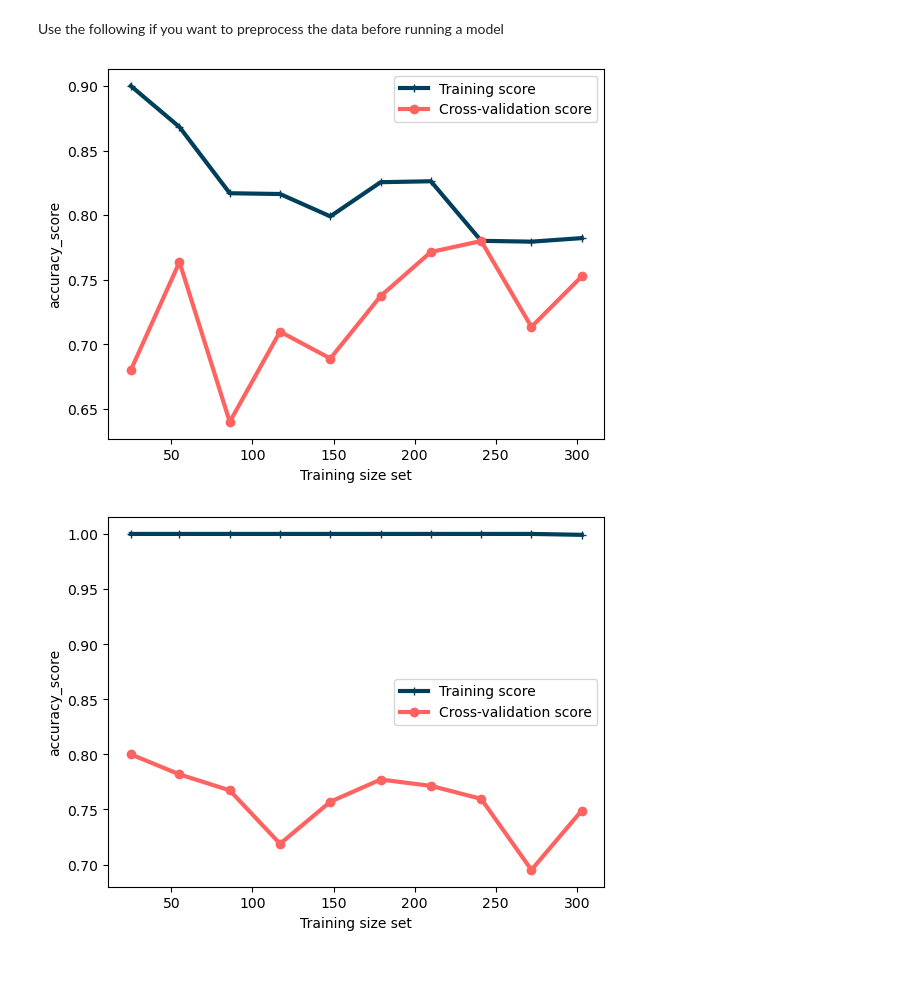
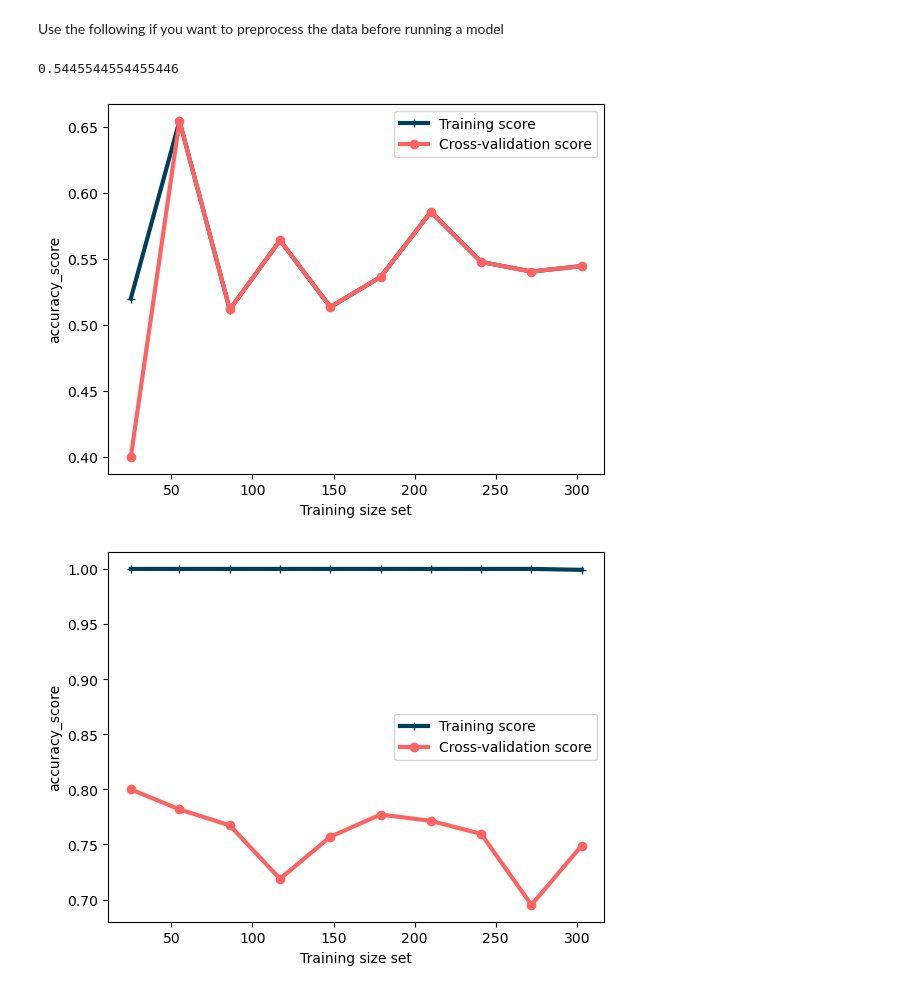
Before and after one commit to clarka34/12_machine_learning, a Jupyter notebook: ML3 - Implémentation Algo/ML3.1 - Algorithms Kit Eleve.ipynb, the cells around one changed output. Drawn from its saved outputs; the diff is of its cells as text; code cells hidden in the pictures.

```diff
--- a/ML3 - Implémentation Algo/ML3.1 - Algorithms Kit Eleve.ipynb
+++ b/ML3 - Implémentation Algo/ML3.1 - Algorithms Kit Eleve.ipynb
@@ -446,15 +468,20 @@ preprocessor = ColumnTransformer([
+# %%
+from sklearn.dummy import DummyClassifier
+dummy_clf = DummyClassifier(strategy="most_frequent")
+dummy_clf.fit(X, y)
+dummy_clf.score(X, y)
+# %% [output]
+0.5445544554455446
 # %%
 # Underfit model
 # Train a decision tree with max_depth=2
-X = df_heart.drop('target', axis=1)
-y = df_heart['target']
 train_s = np.linspace(25, len(X), 10, dtype='int')
 
-model_dt = DecisionTreeClassifier(max_depth=2)
+model_dt = DecisionTreeClassifier(max_depth=2, min_samples_leaf=125, random_state=100)
 
 plot_learning_curve(model_dt, X, y, train_s, cv=5)
 # %% [output]
-[figure, old version]
+[figure, new version]
 # %%
 # Overfit model
 # Train a decision tree with max_depth=10
```
Also changed, not shown: parts of 3 cells of this notebook, 1 other file.
